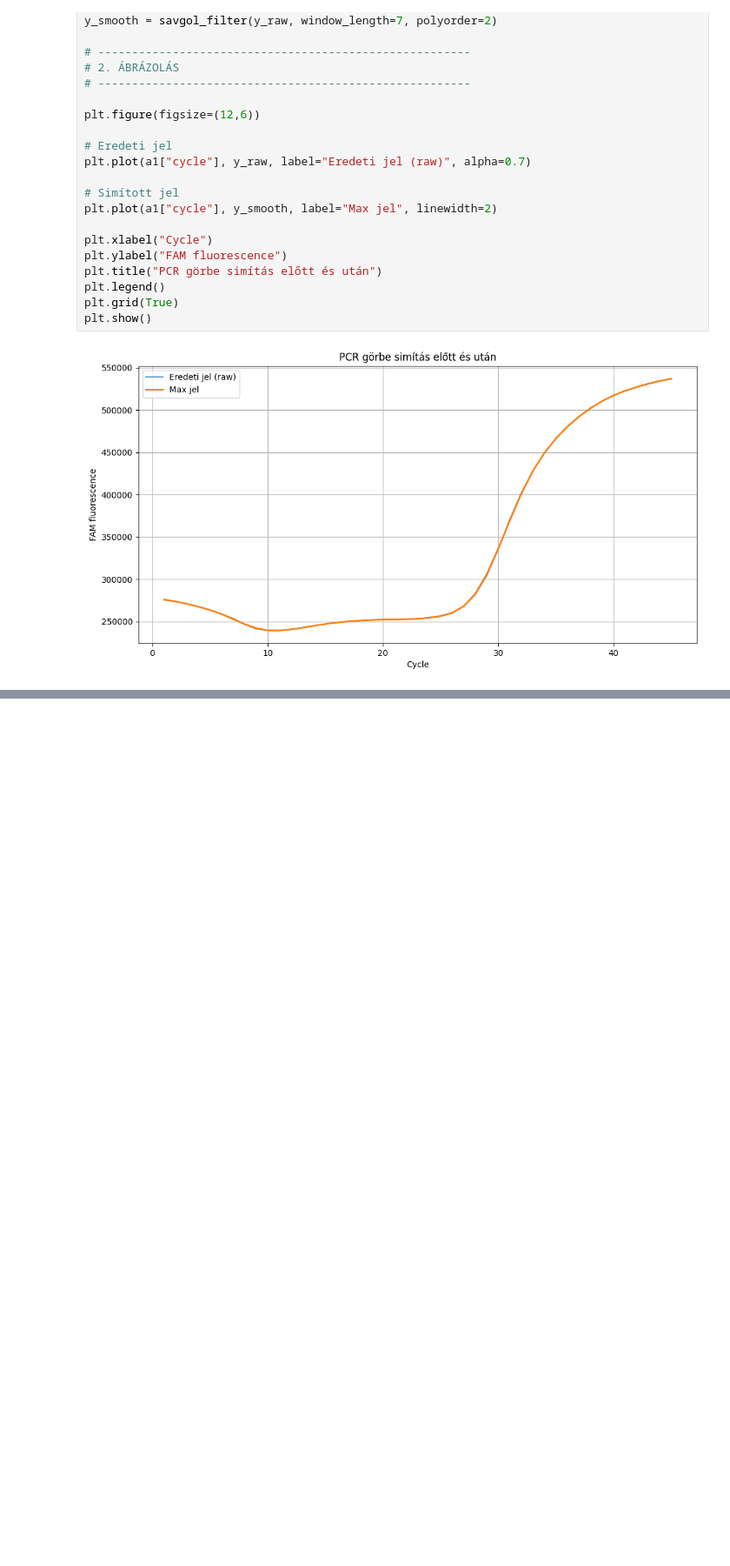
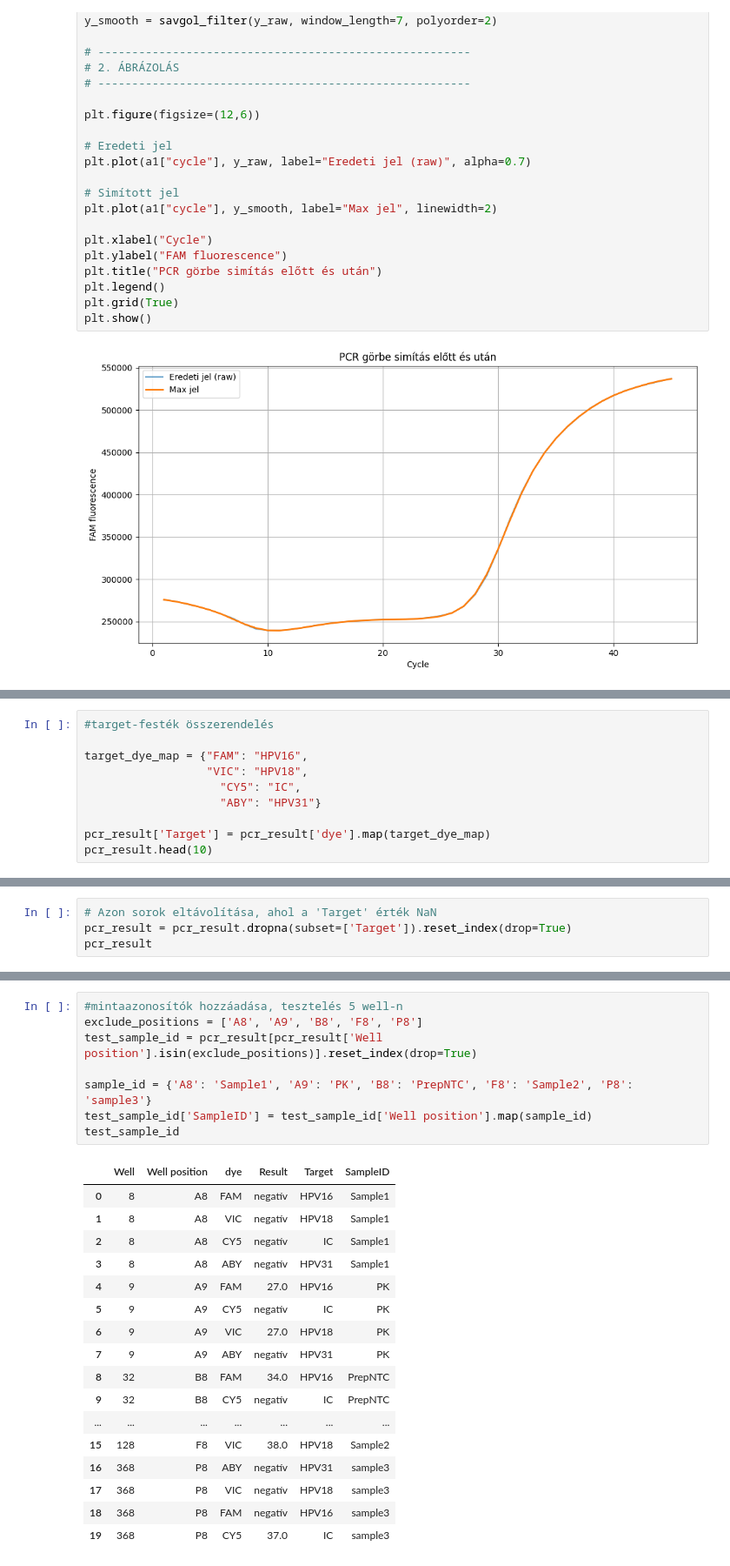
Before and after one commit to pajtas11/szakdoga, a Jupyter notebook: eds_pcr_result.ipynb, the cells around one changed output, grey strips where cells are left out. Shown at 87% size. Drawn from its saved outputs; the diff is of its cells as text; blank space fills up the shorter version.

```diff
--- a/eds_pcr_result.ipynb
+++ b/eds_pcr_result.ipynb
@@ -164,0 +266,10 @@ plt.show()
+# %%
+#target-festék összerendelés
+
+target_dye_map = {"FAM": "HPV16",
+                  "VIC": "HPV18",
+                    "CY5": "IC",
+                    "ABY": "HPV31"}
+
+pcr_result['Target'] = pcr_result['dye'].map(target_dye_map)
+pcr_result.head(10)
@@ -164,0 +288,4 @@ plt.show()
+# %%
+# Azon sorok eltávolítása, ahol a 'Target' érték NaN
+pcr_result = pcr_result.dropna(subset=['Target']).reset_index(drop=True)
+pcr_result
@@ -164,0 +306,26 @@ plt.show()
+# %%
+#mintaazonosítók hozzáadása, tesztelés 5 well-n
+exclude_positions = ['A8', 'A9', 'B8', 'F8', 'P8']
+test_sample_id = pcr_result[pcr_result['Well position'].isin(exclude_positions)].reset_index(drop=True)
+
+sample_id = {'A8': 'Sample1', 'A9': 'PK', 'B8': 'PrepNTC', 'F8': 'Sample2', 'P8': 'sample3'}
+test_sample_id['SampleID'] = test_sample_id['Well position'].map(sample_id)
+test_sample_id
+# %% [output]
+|  | Well | Well position | dye | Result | Target | SampleID |
+| 0 | 8 | A8 | FAM | negatív | HPV16 | Sample1 |
+| 1 | 8 | A8 | VIC | negatív | HPV18 | Sample1 |
+| 2 | 8 | A8 | CY5 | negatív | IC | Sample1 |
+| 3 | 8 | A8 | ABY | negatív | HPV31 | Sample1 |
+| 4 | 9 | A9 | FAM | 27.0 | HPV16 | PK |
+| 5 | 9 | A9 | CY5 | negatív | IC | PK |
+| 6 | 9 | A9 | VIC | 27.0 | HPV18 | PK |
+| 7 | 9 | A9 | ABY | negatív | HPV31 | PK |
+| 8 | 32 | B8 | FAM | 34.0 | HPV16 | PrepNTC |
+| 9 | 32 | B8 | CY5 | negatív | IC | PrepNTC |
+| ... | ... | ... | ... | ... | ... | ... |
+| 15 | 128 | F8 | VIC | 38.0 | HPV18 | Sample2 |
+| 16 | 368 | P8 | ABY | negatív | HPV31 | sample3 |
+| 17 | 368 | P8 | VIC | negatív | HPV18 | sample3 |
+| 18 | 368 | P8 | FAM | negatív | HPV16 | sample3 |
+| 19 | 368 | P8 | CY5 | 37.0 | IC | sample3 |
```
Also changed, not shown: parts of 7 cells of this notebook, 1 other file.
